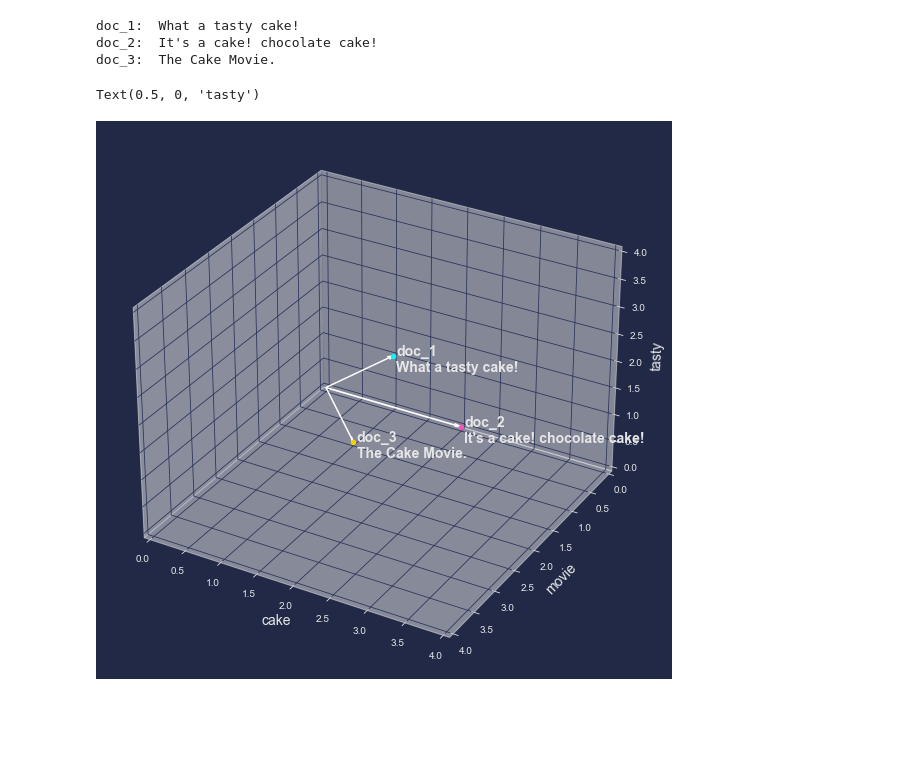
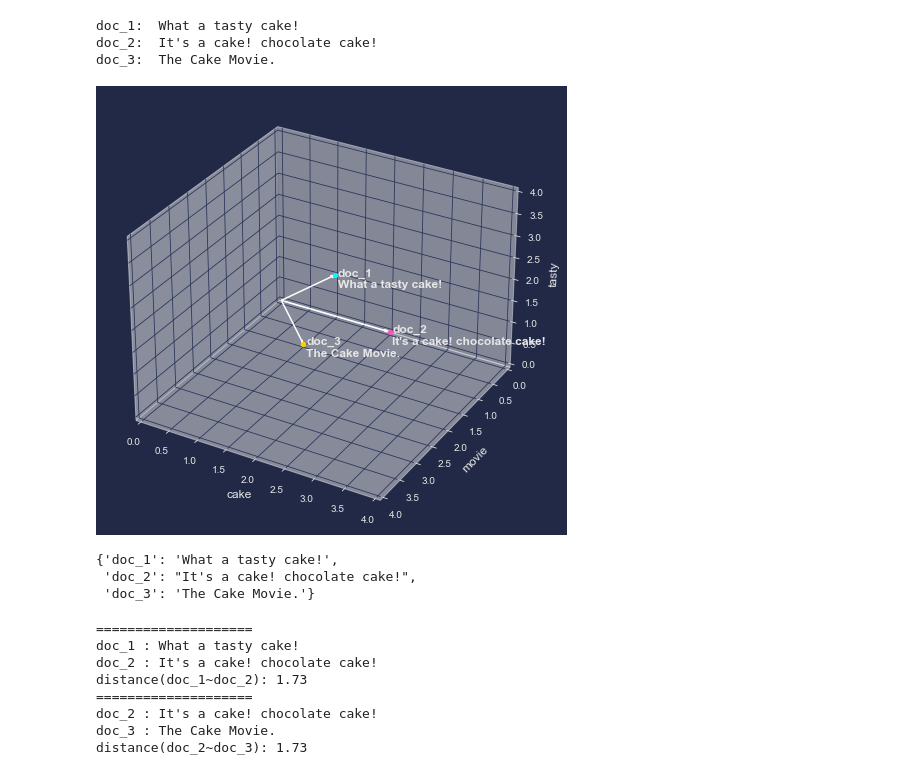
Before and after one commit to sw-song/text-analysis, a Jupyter notebook: 01_cosine_similarity.ipynb, the cells around one changed output. Saved outputs shown, nothing was run; the diff lists cells and outputs as text; code cells hidden in the pictures; blank space fills up the shorter version.

Commit message:
word-distance codeupdate

```diff
--- a/01_cosine_similarity.ipynb
+++ b/01_cosine_similarity.ipynb
@@ -78,33 +64,62 @@ doc_3:  The Cake Movie.
 # %%
 x_label = 'cake'
 y_label = 'movie'
 z_label = 'tasty'
 
-fig = plt.figure(figsize=(10,10))
+fig = plt.figure(figsize=(8,8))
 ax = fig.add_subplot(projection='3d')
 
 for i, df_word in df_words.iterrows():
     x = df_word[x_label]
     y = df_word[y_label]
     z = df_word[z_label]
     vec_len = np.linalg.norm(np.array([x,y,z]))
     ax.quiver(0,0,0,x,y,z,
               arrow_length_ratio=0.1/vec_len)
     ax.text((x+0.05),y,(z-0.3),
             s=f'{i}\n{doc_dict[i]}',
-            size=14,
+            size=12,
             fontweight='bold')
     ax.scatter(x,y,z)
 
 
 ax.set_xlim(0,4)
 ax.set_ylim(4,0)
 ax.set_zlim(0,4)
 
 
-ax.set_xlabel(x_label, fontsize=14)
-ax.set_ylabel(y_label, fontsize=14)
-ax.set_zlabel(z_label, fontsize=14)
+ax.set_xlabel(x_label, fontsize=12)
+ax.set_ylabel(y_label, fontsize=12)
+ax.set_zlabel(z_label, fontsize=12)
+
+plt.show()
 # %% [output]
-Text(0.5, 0, 'tasty')
-[figure, old version]
+[figure, new version]
+# %%
+doc_dict
+# %% [output]
+{'doc_1': 'What a tasty cake!',
+ 'doc_2': "It's a cake! chocolate cake!",
+ 'doc_3': 'The Cake Movie.'}
+# %%
+dst_1_2 = np.linalg.norm(df_words.loc['doc_1'] - df_words.loc['doc_2'])
+dst_2_3 = np.linalg.norm(df_words.loc['doc_2'] - df_words.loc['doc_3'])
+
+print('='*20)
+print(f"doc_1 : {doc_dict['doc_1']}")
+print(f"doc_2 : {doc_dict['doc_2']}")
+print(f"distance(doc_1~doc_2): {round(dst_1_2,2)}")
+
+print('='*20)
+print(f"doc_2 : {doc_dict['doc_2']}")
+print(f"doc_3 : {doc_dict['doc_3']}")
+print(f"distance(doc_2~doc_3): {round(dst_2_3,2)}")
+# %% [output]
+====================
+doc_1 : What a tasty cake!
+doc_2 : It's a cake! chocolate cake!
+distance(doc_1~doc_2): 1.73
+====================
+doc_2 : It's a cake! chocolate cake!
+doc_3 : The Cake Movie.
+distance(doc_2~doc_3): 1.73
```
Also changed, not shown: parts of 45 cells of this notebook.
